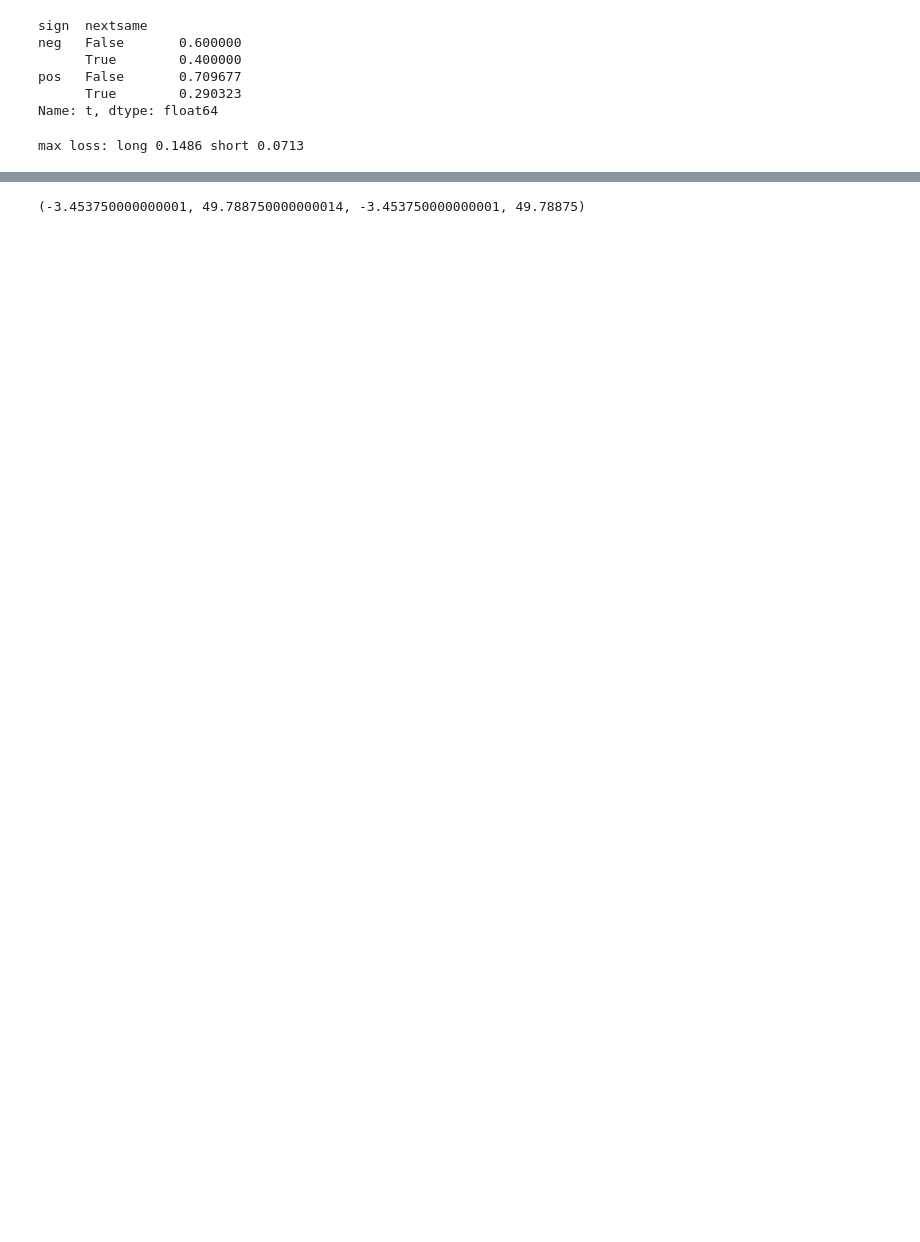
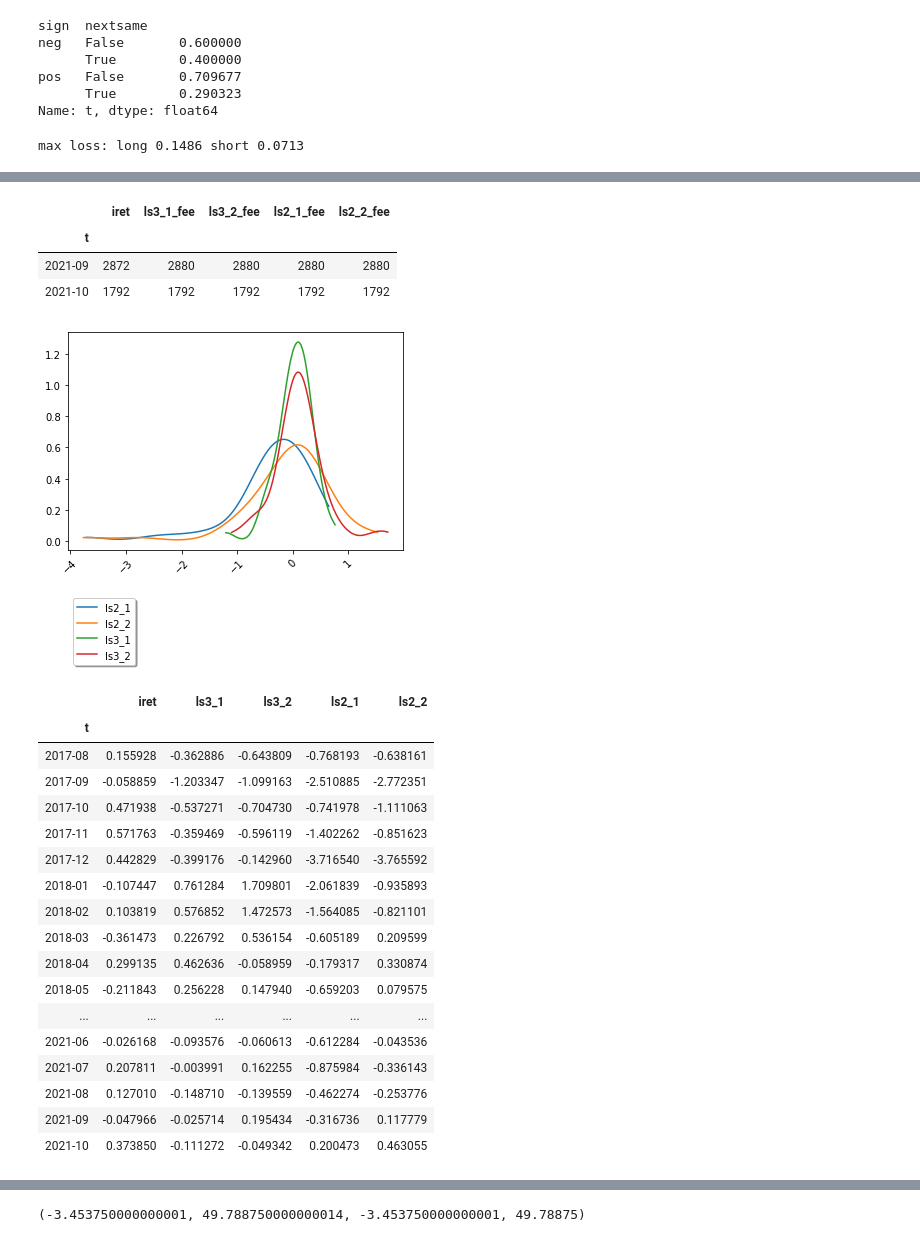
Before and after one commit to antogranell/gdax, a Jupyter notebook: project_index_2.ipynb, the cells around one changed output, grey strips where cells are left out. Drawn from its saved outputs; the diff is of its cells as text; code cells hidden in the pictures; blank space fills up the shorter version.

```diff
--- a/project_index_2.ipynb
+++ b/project_index_2.ipynb
@@ -22,6 +22,7 @@ sys.path.append('C:/workarea/mylib/history')
 import quant as q
 import quant.helpers as hlp
 from history import bt, history_tools as ht
+asys = q.AnalysisComponents()
 
 import warnings
 warnings.filterwarnings("ignore")
@@ -585,0 +567,36 @@ x.groupby(x.t.dt.to_period("Y") )['iret','ls3_1_no', 'ls3_1', 'ls3_2_no', 'ls3_2
+# %%
+mct.tail(2)
+# %% [output]
+|  | iret | ls3_1_fee | ls3_2_fee | ls2_1_fee | ls2_2_fee |
+| t |  |  |  |  |  |
+| 2021-09 | 2872 | 2880 | 2880 | 2880 | 2880 |
+| 2021-10 | 1792 | 1792 | 1792 | 1792 | 1792 |
+# %%
+# 15m
+#msum = x15m.groupby(x15m.t.dt.to_period("M"))['iret','ls3_1_no', 'ls3_1', 'ls3_2_no', 'ls3_2','ls2_1_no', 'ls2_1', 'ls2_2_no', 'ls2_2'].sum()
+msum = x15m.groupby(x15m.t.dt.to_period("M"))['iret','ls3_1', 'ls3_2', 'ls2_1', 'ls2_2'].sum()
+asys.plot_pdf(msum['ls2_1'], label='ls2_1', show=False)
+asys.plot_pdf(msum['ls2_2'], label='ls2_2', show=False)
+asys.plot_pdf(msum['ls3_1'], label='ls3_1', show=False)
+asys.plot_pdf(msum['ls3_2'], label='ls3_2')
+msum
+# %% [output]
+[figure, added]
+|  | iret | ls3_1 | ls3_2 | ls2_1 | ls2_2 |
+| t |  |  |  |  |  |
+| 2017-08 | 0.155928 | -0.362886 | -0.643809 | -0.768193 | -0.638161 |
+| 2017-09 | -0.058859 | -1.203347 | -1.099163 | -2.510885 | -2.772351 |
+| 2017-10 | 0.471938 | -0.537271 | -0.704730 | -0.741978 | -1.111063 |
+| 2017-11 | 0.571763 | -0.359469 | -0.596119 | -1.402262 | -0.851623 |
+| 2017-12 | 0.442829 | -0.399176 | -0.142960 | -3.716540 | -3.765592 |
+| 2018-01 | -0.107447 | 0.761284 | 1.709801 | -2.061839 | -0.935893 |
+| 2018-02 | 0.103819 | 0.576852 | 1.472573 | -1.564085 | -0.821101 |
+| 2018-03 | -0.361473 | 0.226792 | 0.536154 | -0.605189 | 0.209599 |
+| 2018-04 | 0.299135 | 0.462636 | -0.058959 | -0.179317 | 0.330874 |
+| 2018-05 | -0.211843 | 0.256228 | 0.147940 | -0.659203 | 0.079575 |
+| ... | ... | ... | ... | ... | ... |
+| 2021-06 | -0.026168 | -0.093576 | -0.060613 | -0.612284 | -0.043536 |
+| 2021-07 | 0.207811 | -0.003991 | 0.162255 | -0.875984 | -0.336143 |
+| 2021-08 | 0.127010 | -0.148710 | -0.139559 | -0.462274 | -0.253776 |
+| 2021-09 | -0.047966 | -0.025714 | 0.195434 | -0.316736 | 0.117779 |
+| 2021-10 | 0.373850 | -0.111272 | -0.049342 | 0.200473 | 0.463055 |
```
Also changed, not shown: parts of 19 cells of this notebook.
